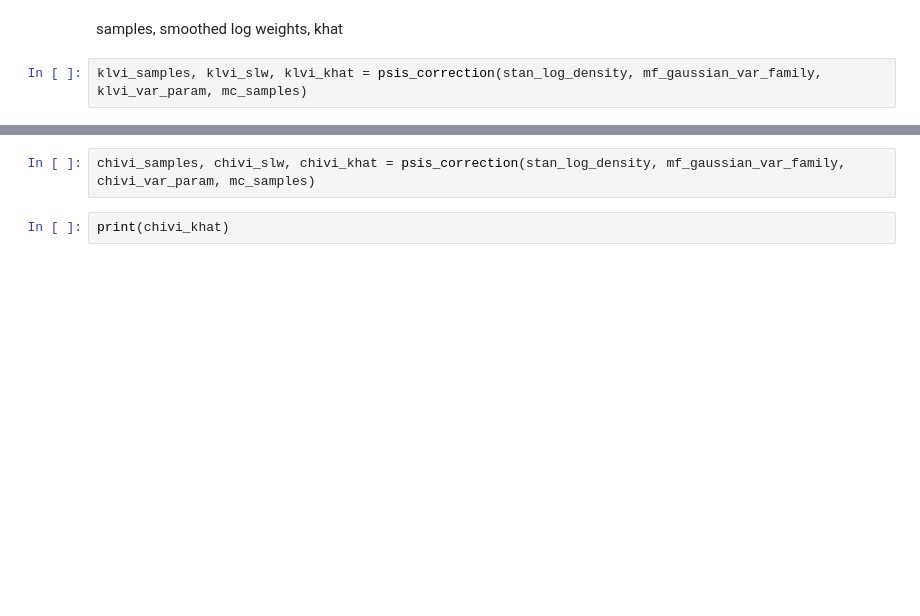
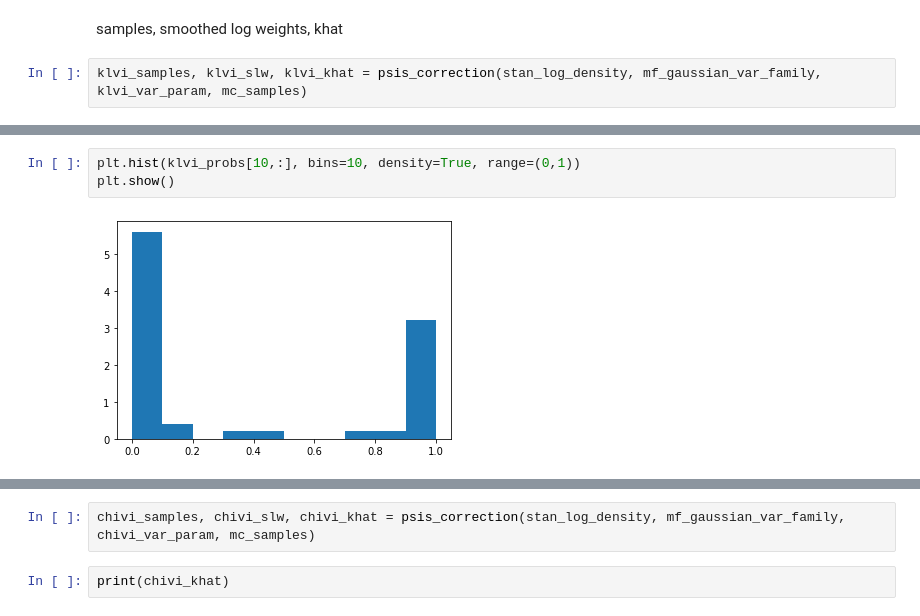
Before and after one commit to mkomod/variational-inference, a Jupyter notebook: py/blackbox_scripts/blr_blackbox_opt.ipynb, the cells around one changed output, grey strips where cells are left out. Cells and saved outputs as stored; diff of their text form; blank space fills up the shorter version.

```diff
--- a/py/blackbox_scripts/blr_blackbox_opt.ipynb
+++ b/py/blackbox_scripts/blr_blackbox_opt.ipynb
@@ -229,0 +349,5 @@ array([-17.14970291, -19.29554535, -18.55722353, ..., -20.71726387,
+# %%
+plt.hist(klvi_probs[10,:], bins=10, density=True, range=(0,1))
+plt.show()
+# %% [output]
+[figure, added]
```
Also changed, not shown: parts of 67 cells of this notebook, 2 other files.
